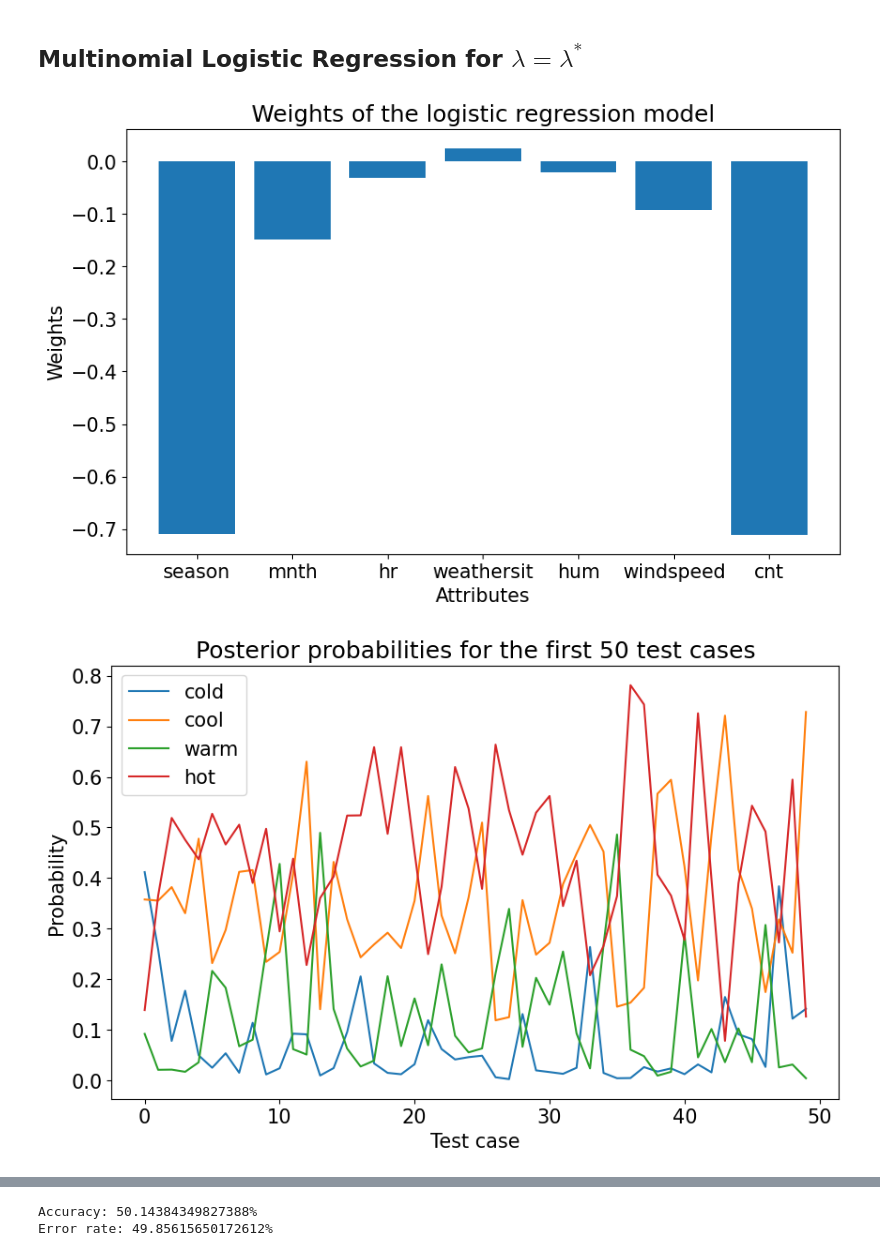
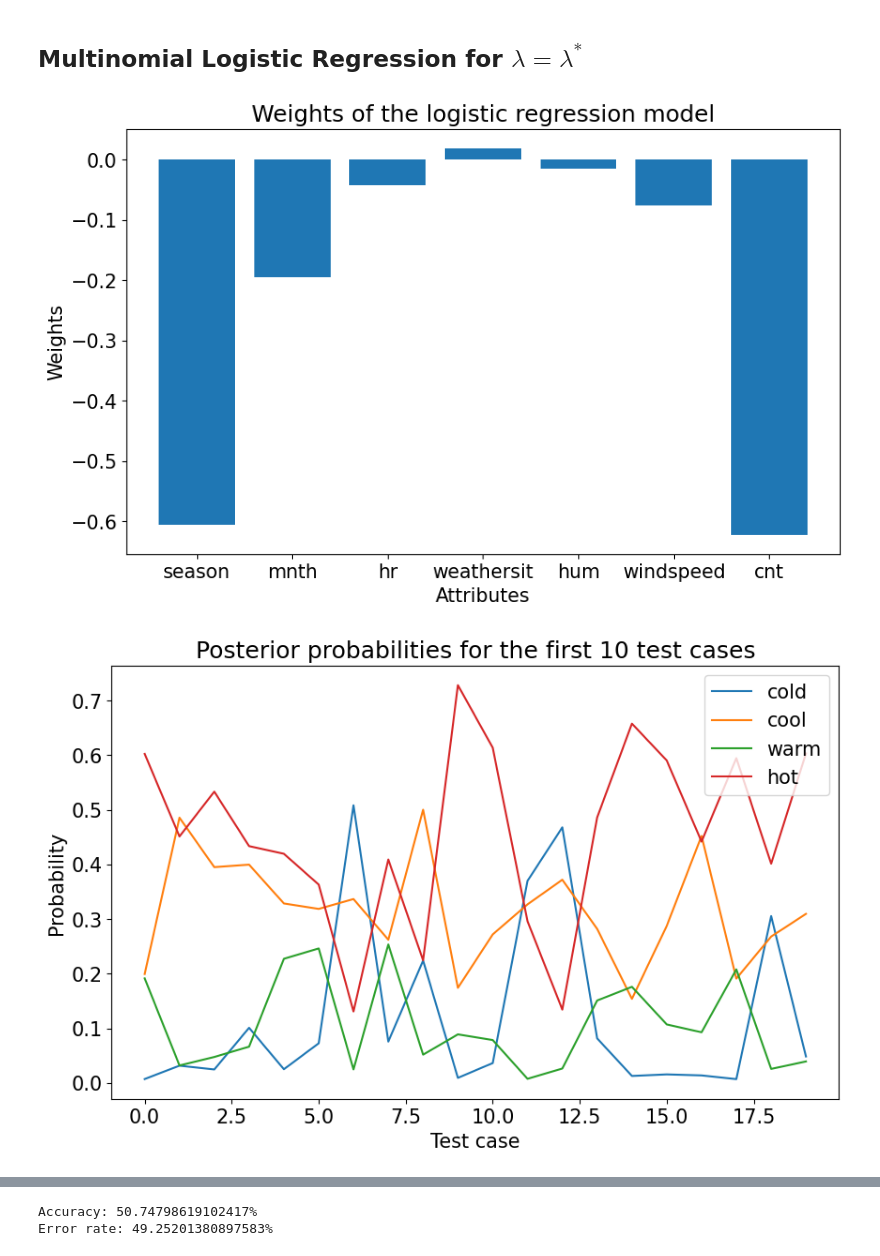
Before and after one commit to NicoloResmini/dtu-02450-projects, a Jupyter notebook: project_2/classification_nicolo.ipynb, the cells around one changed output, grey strips where cells are left out. Cells and saved outputs as stored; diff of their text form; code cells hidden in the pictures.

```diff
--- a/project_2/classification_nicolo.ipynb
+++ b/project_2/classification_nicolo.ipynb
@@ -122,7 +122,7 @@ X_test = scaler.transform(X_test)
 ## Logistic regression
 # %%
 # Fit regularized logistic regression model to training data
-lambda_interval = np.logspace(0, 5, 50)
+lambda_interval = np.logspace(2, 4, 50)
 train_error_rate = np.zeros(len(lambda_interval))
 test_error_rate = np.zeros(len(lambda_interval))
 coefficient_norm = np.zeros(len(lambda_interval))
@@ -161,12 +161,4 @@ plt.title('Classification error')
 plt.legend(['Training error','Test error','Test minimum'],loc='upper right')
 plt.grid()
 plt.show()
-
-plt.figure(figsize=(8,8))
-plt.semilogx(lambda_interval, coefficient_norm,'k')
-plt.ylabel('L2 Norm')
-plt.xlabel('Regularization strength, $\log_{10}(\lambda)$')
-plt.title('Parameter vector L2 norm')
-plt.grid()
-plt.show()
 # %% [output]
@@ -193,10 +184,10 @@ metric_params = {} # no parameters needed for minkowski
 #metric_params={'V': cov(X_train, rowvar=False)}
 
 # Range of k values to try
-k_values = range(1, 31)
+k_values = range(1, 20)
 
-# Choose a specific k value for which to display the confusion matrix
-k_display = 16
+# Choose a specific k value for which to display the confusion matrix (found after running this cell)
+k_display = 3
 
 train_errors = []
 test_errors = []
@@ -220,8 +211,8 @@ for K in k_values:
     # Compute and plot confusion matrix for the chosen k value
     if K == k_display:
         cm = confusion_matrix(y_test, y_est)
-        accuracy = 100*cm.diagonal().sum()/cm.sum()
-        error_rate = 100-accuracy
+        accuracy = round(100*cm.diagonal().sum()/cm.sum(), 2)
+        error_rate = round(100-accuracy, 2)
 
         plt.figure()
         plt.imshow(cm, cmap='binary', interpolation='None')
@@ -240,4 +231,8 @@ plt.legend()
 plt.xlabel('k')
 plt.ylabel('Error')
 plt.show()
+
+# find the minimum test error and optimal k, and substitute in the code above
+k_star = np.argmin(test_errors)
+print('Optimal k: {0}'.format(k_values[k_star]))
 # %% [output]
@@ -319,7 +309,7 @@ for train_index, test_index in kf1.split(X):
 
         # a) Addestra e valuta la regressione logistica per ogni valore di lambda
         lambda_errors = []
-        lambda_interval = np.logspace(0, 5, 50)
+        lambda_interval = np.logspace(2, 4, 50)
         for k in range(0, len(lambda_interval)):
             model = LogisticRegression(penalty='l2', C=1/lambda_interval[k], multi_class='multinomial', solver='lbfgs', random_state=1)
             model.fit(X_train2, y_train2)
@@ -330,7 +320,7 @@ for train_index, test_index in kf1.split(X):
 
         # b) Addestra e valuta il KNN per ogni valore di K
         K_errors = []
-        K_values = range(1, 31)
+        K_values = range(1, 20)
         for K in K_values:
             model = KNeighborsClassifier(n_neighbors=K, p=2, metric='minkowski')
             model.fit(X_train2, y_train2)
@@ -358,8 +348,8 @@ for train_index, test_index in kf1.split(X):
     y_test_pred = best_model.predict(X_test)
     test_error = np.sum(y_test_pred != y_test) / len(y_test)
     # Memorizza il parametro di controllo ottimale e l'errore di generalizzazione
-    optimal_params_logistic.append(best_lambda)
-    gen_errors_logistic.append(test_error)
+    optimal_params_logistic.append(round(best_lambda, 2))
+    gen_errors_logistic.append(round(test_error, 2))
 
     # b) KNN (same procedure as above)
 
@@ -372,13 +362,13 @@ for train_index, test_index in kf1.split(X):
     y_test_pred = best_model.predict(X_test)
     test_error = np.sum(y_test_pred != y_test) / len(y_test)
     optimal_params_knn.append(best_K)
-    gen_errors_knn.append(test_error)
+    gen_errors_knn.append(round(test_error, 2))
 
     # c) Baseline method (same procedure as above)
 
     y_test_pred = baseline_method(y_train, y_test)
     test_error = np.sum(y_test_pred != y_test) / len(y_test)
-    gen_errors_baseline.append(test_error)
+    gen_errors_baseline.append(round(test_error, 2))
 
 # Visualizza i risultati
 
@@ -512,7 +520,7 @@ The tests say that KNN significantly outperforms both MLR and Baseline, and that
 ## Multinomial Logistic Regression for $\lambda = \lambda^*$
 # %%
 # Create train and test sets
-X_train, X_test, y_train, y_test = train_test_split(X, y, test_size=.20, stratify=y, random_state=1)
+X_train, X_test, y_train, y_test = train_test_split(X, y, test_size=.10, stratify=y, random_state=1)
 
 # Standardize the training and test set based on training set mean and std
 scaler = StandardScaler().fit(X_train)
@@ -521,7 +529,8 @@ X_test = scaler.transform(X_test)
 
 # 1) Train a logistic regression model using lambda_star
 
-lambda_star = 222.299648
+index = gen_errors_logistic.index(min(gen_errors_logistic))
+lambda_star = optimal_params_logistic[index]
 mdl = LogisticRegression(penalty='l2', C=1/lambda_star, multi_class='multinomial', solver='lbfgs', random_state=1)
 mdl.fit(X_train, y_train)
 
@@ -546,39 +555,39 @@ y_test_est = mdl.predict_proba(X_test)
 
 # Plot the posterior probabilities for the first 10 test cases
 plt.figure(figsize=(10, 6))  # Adjust the figure size as needed
-plt.plot(y_test_est[0:50, :])
+plt.plot(y_test_est[0:20, :])
 plt.legend(classNames)
 plt.xlabel('Test case')
 plt.ylabel('Probability')
-plt.title('Posterior probabilities for the first 50 test cases')
+plt.title('Posterior probabilities for the first 20 test cases')
 plt.show()
 
 
 # 4) Compute the confusion matrix for the test set
 
 # Compute the confusion matrix for the test set
 y_test_est = mdl.predict(X_test)
 cm = confusion_matrix(y_test, y_test_est)
 
 # Plot the confusion matrix
 plt.figure(figsize=(10, 6))  # Adjust the figure size as needed
 plt.imshow(cm, cmap='binary', interpolation='None')
 plt.colorbar()
 plt.xticks(range(C))
 plt.yticks(range(C))
 plt.xlabel('Predicted class')
 plt.ylabel('Actual class')
 plt.title('Confusion matrix')
 plt.show()
 
 # 5) Compute the error rate based on the confusion matrix
 
 # Compute the error rate based on the confusion matrix
 accuracy = 100*cm.diagonal().sum()/cm.sum()
 error_rate = 100-accuracy
 
 print('Accuracy: {0}%'.format(accuracy))
 print('Error rate: {0}%'.format(error_rate))
 # %% [output]
-[figure, old version]
+[figure, new version]
-[figure, old version]
+[figure, new version]
@@ -586,2 +595,2 @@ print('Error rate: {0}%'.format(error_rate))
-Accuracy: 50.14384349827388%
-Error rate: 49.85615650172612%
+Accuracy: 50.74798619102417%
+Error rate: 49.25201380897583%
```
Also changed, not shown: parts of 12 cells of this notebook, 3 other files.
